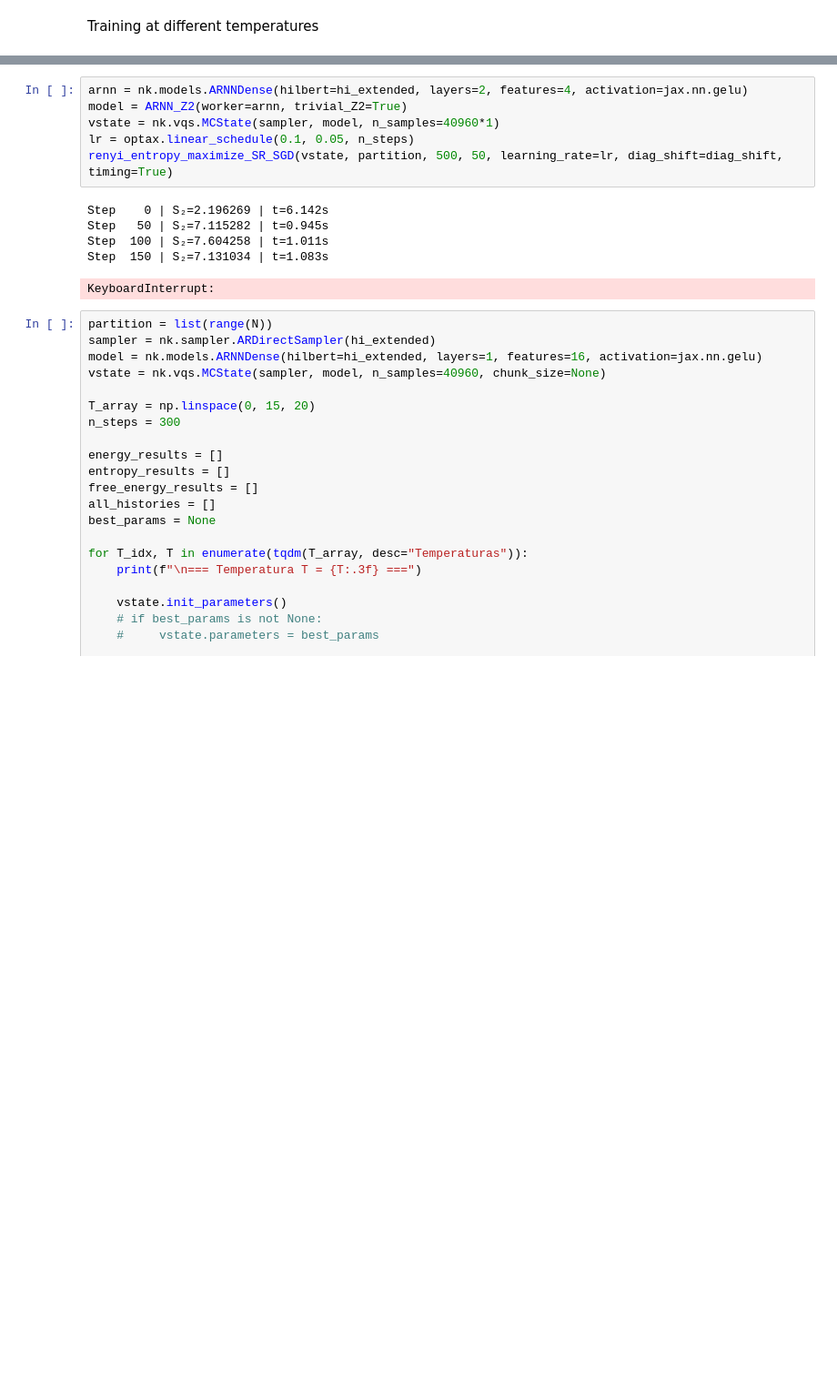
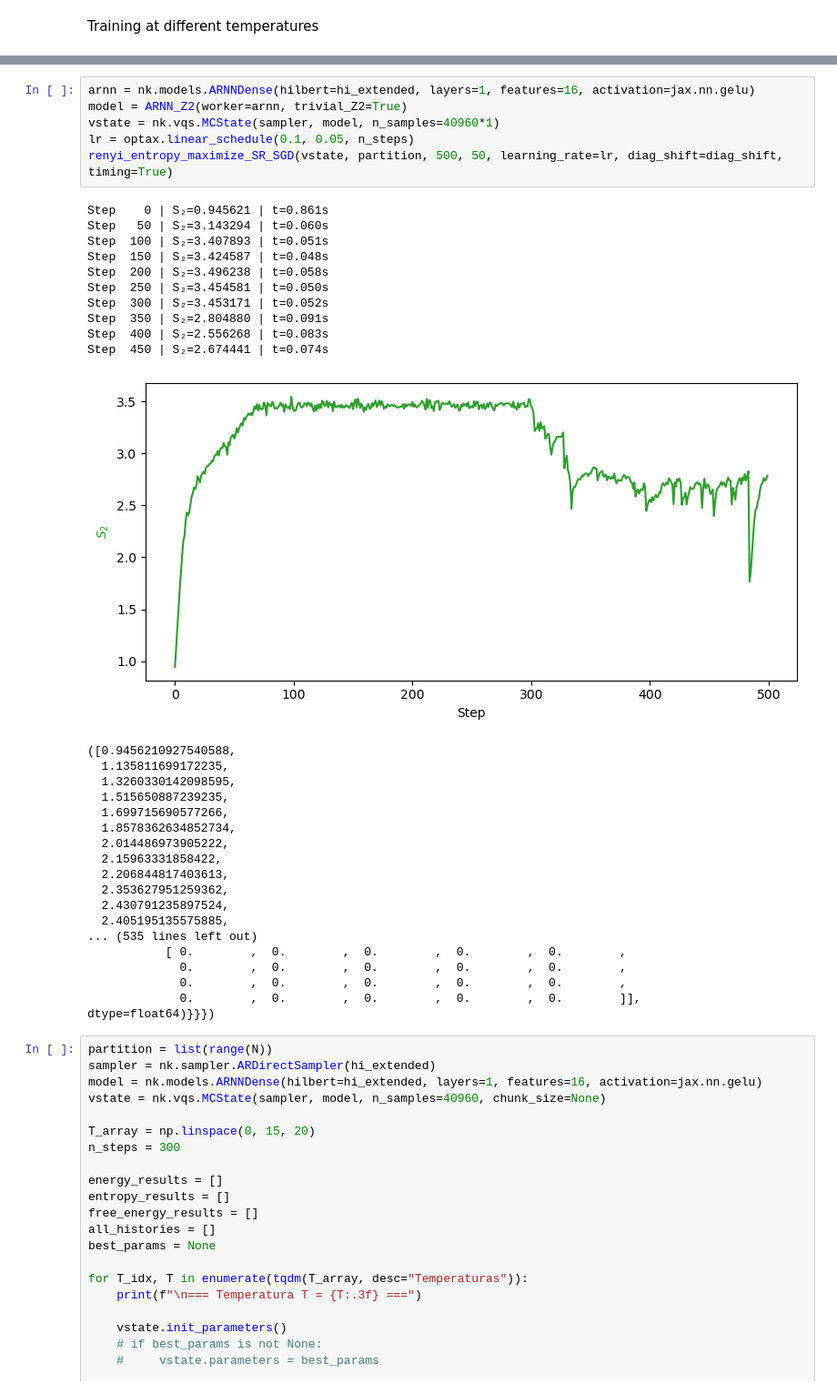
Before and after one commit to ismaelcastrouimp/TFM, a Jupyter notebook: notebooks/Renyi_Ising.ipynb, the cells around one changed output, grey strips where cells are left out. Shown at 91% size. Cells and saved outputs as stored; diff of their text form; blank space fills up the shorter version.

```diff
--- a/notebooks/Renyi_Ising.ipynb
+++ b/notebooks/Renyi_Ising.ipynb
@@ -102,15 +275,38 @@ Training at different temperatures
 # %%
-arnn = nk.models.ARNNDense(hilbert=hi_extended, layers=2, features=4, activation=jax.nn.gelu)
+arnn = nk.models.ARNNDense(hilbert=hi_extended, layers=1, features=16, activation=jax.nn.gelu)
 model = ARNN_Z2(worker=arnn, trivial_Z2=True)
 vstate = nk.vqs.MCState(sampler, model, n_samples=40960*1)
 lr = optax.linear_schedule(0.1, 0.05, n_steps)
 renyi_entropy_maximize_SR_SGD(vstate, partition, 500, 50, learning_rate=lr, diag_shift=diag_shift, timing=True)
 # %% [output]
-Step    0 | S₂=2.196269 | t=6.142s
-Step   50 | S₂=7.115282 | t=0.945s
-Step  100 | S₂=7.604258 | t=1.011s
-Step  150 | S₂=7.131034 | t=1.083s
+Step    0 | S₂=0.945621 | t=0.861s
+Step   50 | S₂=3.143294 | t=0.060s
+Step  100 | S₂=3.407893 | t=0.051s
+Step  150 | S₂=3.424587 | t=0.048s
+Step  200 | S₂=3.496238 | t=0.058s
+Step  250 | S₂=3.454581 | t=0.050s
+Step  300 | S₂=3.453171 | t=0.052s
+Step  350 | S₂=2.804880 | t=0.091s
+Step  400 | S₂=2.556268 | t=0.083s
+Step  450 | S₂=2.674441 | t=0.074s
+[figure, added]
-KeyboardInterrupt:
+([0.9456210927540588,
+  1.135811699172235,
+  1.3260330142098595,
+  1.515650887239235,
+  1.699715690577266,
+  1.8578362634852734,
+  2.014486973905222,
+  2.15963331858422,
+  2.206844817403613,
+  2.353627951259362,
+  2.430791235897524,
+  2.405195135575885,
+... (535 lines left out)
+           [ 0.        ,  0.        ,  0.        ,  0.        ,  0.        ,
+             0.        ,  0.        ,  0.        ,  0.        ,  0.        ,
+             0.        ,  0.        ,  0.        ,  0.        ,  0.        ,
+             0.        ,  0.        ,  0.        ,  0.        ,  0.        ]],      dtype=float64)}}})
 # %%
 partition = list(range(N))
 sampler = nk.sampler.ARDirectSampler(hi_extended)
```
Also changed, not shown: parts of 5 cells of this notebook.
